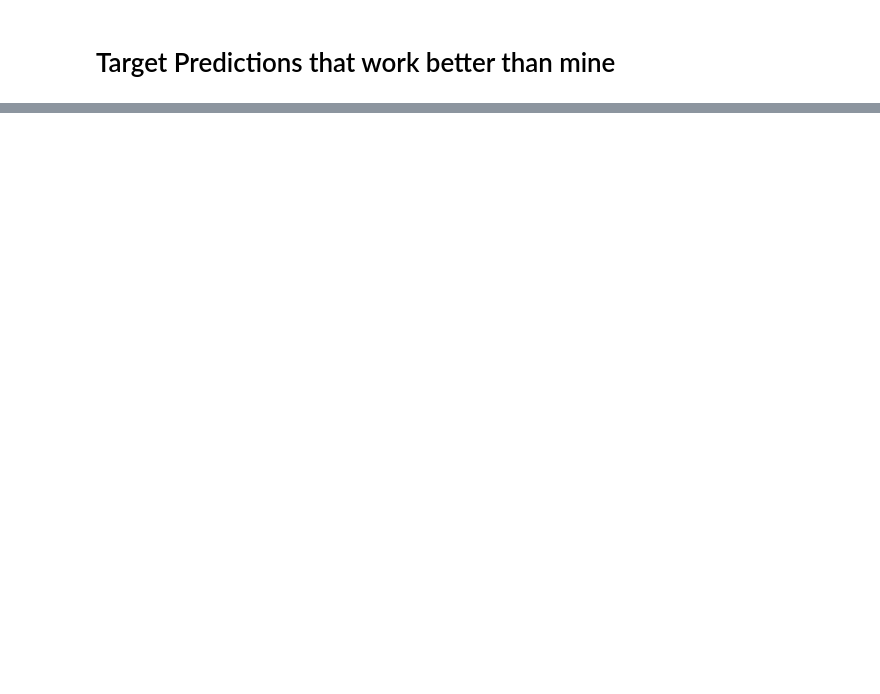
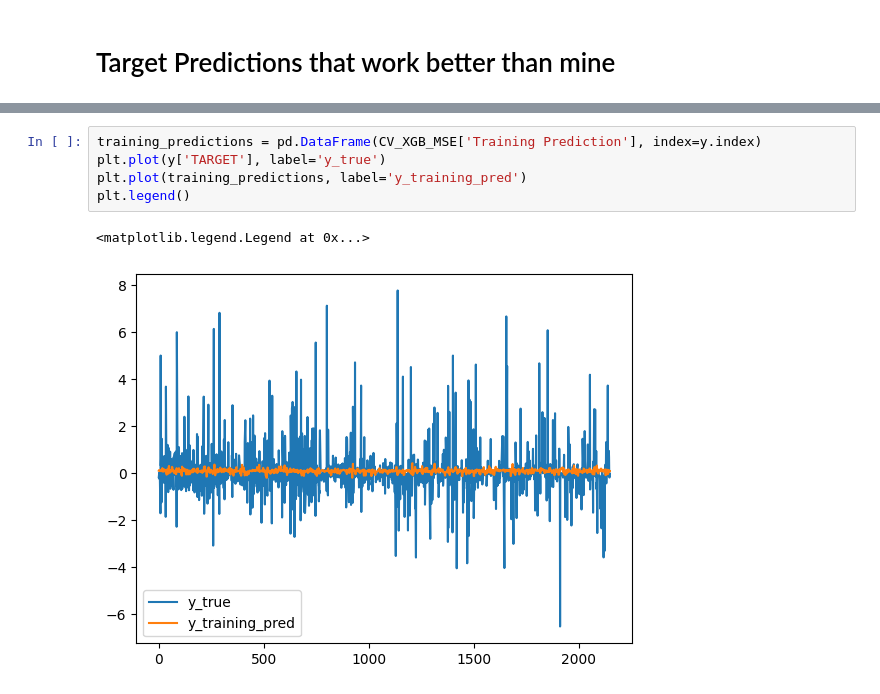
Before and after one commit to talhajamal11/QRT---Electricity-Prices---2023, a Jupyter notebook: src/main.ipynb, the cells around one changed output, grey strips where cells are left out. Drawn from its saved outputs; the diff is of its cells as text; blank space fills up the shorter version.

```diff
--- a/src/main.ipynb
+++ b/src/main.ipynb
@@ -289,3 +377,11 @@ plt.show()
+# %%
+training_predictions = pd.DataFrame(CV_XGB_MSE['Training Prediction'], index=y.index)
+plt.plot(y['TARGET'], label='y_true')
+plt.plot(training_predictions, label='y_training_pred')
+plt.legend()
+# %% [output]
+<matplotlib.legend.Legend at 0x...>
+[figure, added]
 # %%
 cross_validated_model = cross_validated_model.sort_values(by='ID')
 cross_validated_model.head()
```
Also changed, not shown: parts of 19 cells of this notebook, 1 other file.
